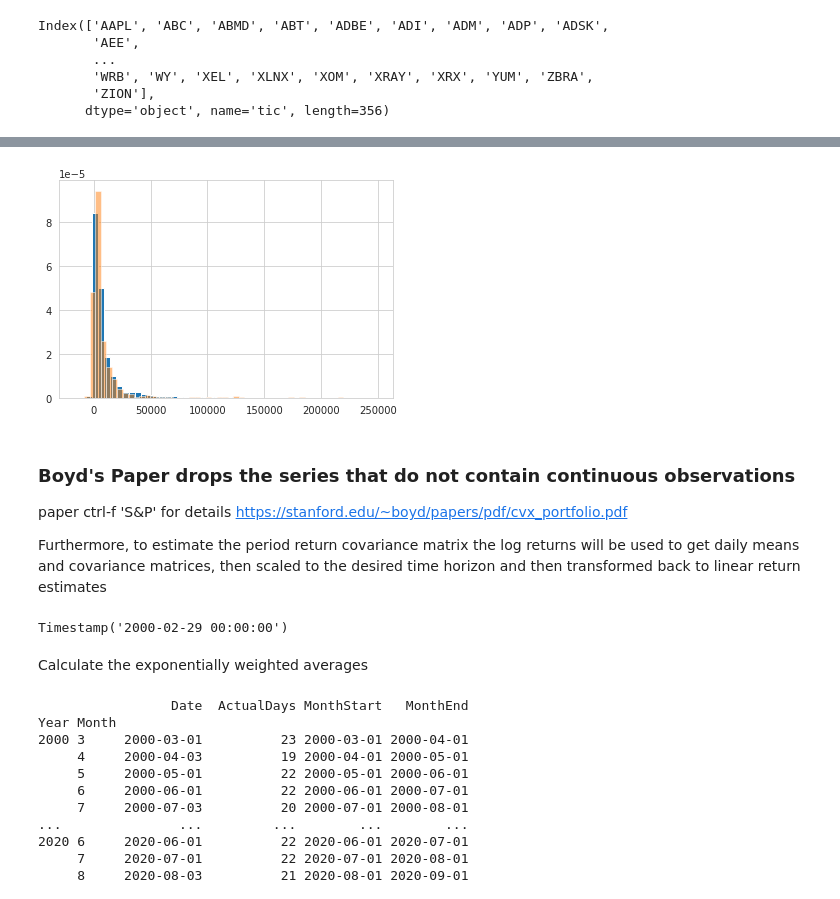
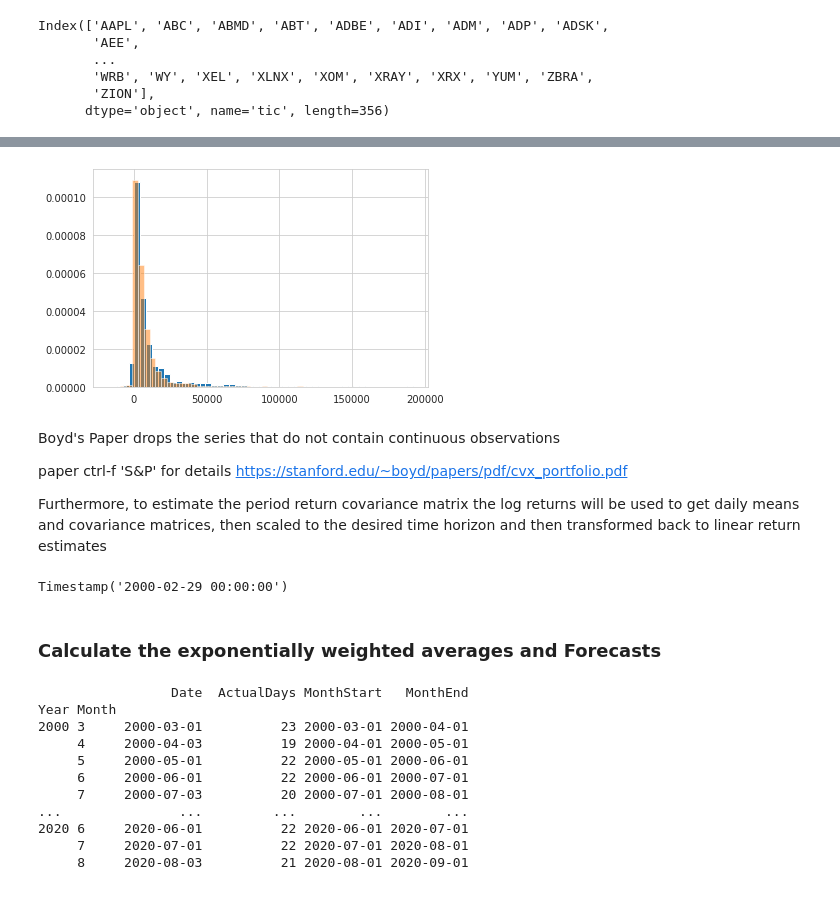
Before and after one commit to davidislip/SVM-and-MVO, a Jupyter notebook: Data_Processing.ipynb, the cells around one changed output, grey strips where cells are left out. Saved outputs shown, nothing was run; the diff lists cells and outputs as text; code cells hidden in the pictures.

```diff
--- a/Data_Processing.ipynb
+++ b/Data_Processing.ipynb
@@ -212,7 +214,7 @@ Index(['AAPL', 'ABC', 'ABMD', 'ABT', 'ADBE', 'ADI', 'ADM', 'ADP', 'ADSK',
 ### Remove columns that have a are missing for a large % of tickers
 wrds2 = wrds[wrds.tic.isin(wrdsbydate.columns[columnscovered2])]
 allna = (wrds2.groupby('tic').count() == 0).sum(axis = 0)
-columns_to_remove = list(set(wrds2.columns[wrds2.isna().mean() > 0.05]) | set(allna[allna > 5].index))
+columns_to_remove = list(set(wrds2.columns[wrds2.isna().mean() > 0.35]) | set(allna[allna > 100].index))
 wrds3 = wrds2.drop(columns = columns_to_remove).sort_values(by = ['tic', 'datadate'])
 
 plt.figure(figsize = FigSize)
@@ -232,8 +234,9 @@ columns dropped
 # %%
-AllNaTickers = (wrds3.groupby('tic').count() == 0).sum(axis = 1)
-print("Number of tickers with a full missing info for at least one column",
-      sum(AllNaTickers[AllNaTickers > 0])) ## drop these tickers as well since they have columns all na for columns that have good coverage
-tickers_to_drop = AllNaTickers[AllNaTickers>0].index
+k = 0.05
+AllNaTickers = (wrds3.groupby('tic').count() == 0).mean(axis = 1)
+print("Number of tickers with a full missing info for at least k% column",
+      sum(AllNaTickers > k)) ## drop these tickers as well since they have columns that are all na for columns that have good coverage as per above
+tickers_to_drop = AllNaTickers[AllNaTickers>k].index
 wrds4= wrds3[~wrds3.tic.isin(tickers_to_drop)]
 plt.figure(figsize = FigSize)
 plt.imshow(wrds4.isna().astype(int),aspect='auto');
@@ -315,14 +354,14 @@ diff[(~(y4 == ycompare)).any(axis = 1)]
 # %%
-UpdatedRows = (~(y4 == y5)).any(axis = 1)
-UpdatedColumns = y4.columns[(~(y4 == y5)).any(axis = 0)]
+UpdatedRows = (~(y4 == ycompare)).any(axis = 1)
+UpdatedColumns = y4.columns[(~(y4 == ycompare)).any(axis = 0)]
 #y4[UpdatedRows][UpdatedColumns].hist(figsize = (16,20));
 #y4[~UpdatedRows][UpdatedColumns].hist(figsize = (16,20));
 y4[~UpdatedRows]['ceqq'].hist(density = True, bins = 50, alpha=1);
 y4[UpdatedRows]['ceqq'].hist(density = True, bins = 50, alpha = 0.5);
 # %% [output]
-[figure, old version]
+[figure, new version]
 # %% [markdown]
-### Boyd's Paper drops the series that do not contain continuous observations
+Boyd's Paper drops the series that do not contain continuous observations
 
 paper ctrl-f 'S&P' for details https://stanford.edu/~boyd/papers/pdf/cvx_portfolio.pdf
 
@@ -336,5 +376,5 @@ logret = np.log1p(P.loc[:,P.columns[P.columns.isin(wrds4.tic.unique())]].pct_cha
 # %% [markdown]
-Calculate the exponentially weighted averages
+### Calculate the exponentially weighted averages and Forecasts
 # %%
 from pandas.tseries.offsets import MonthEnd, Day, MonthBegin
 
```
Also changed, not shown: parts of 26 cells of this notebook.
